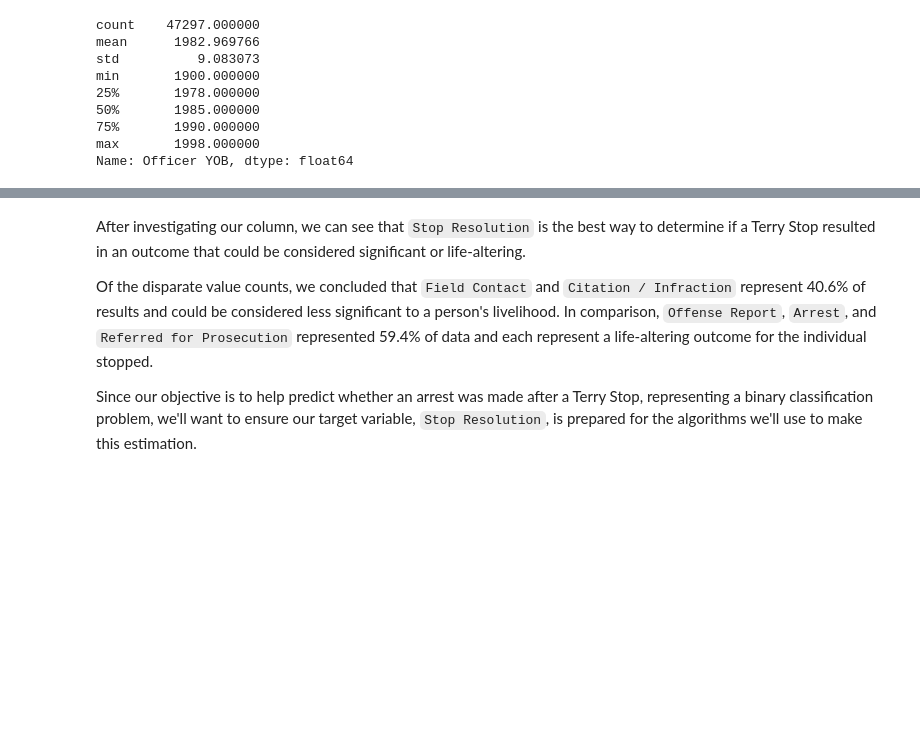
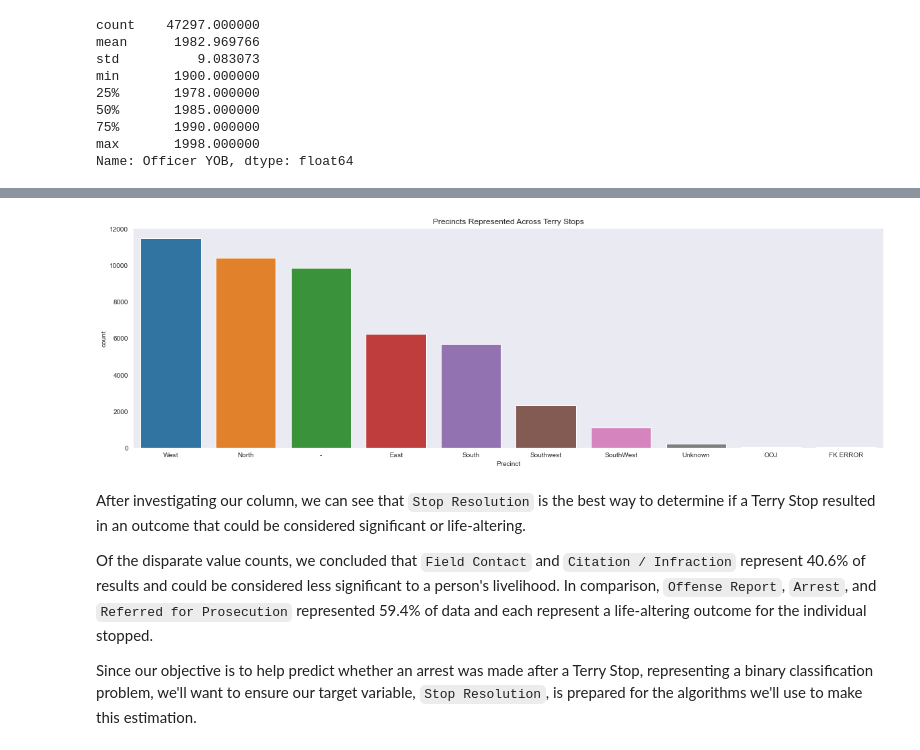
Before and after one commit to sierrafromcalifornia/Terry-Stop-Analysis-Project, a Jupyter notebook: dsc-terry-traffic-stops-working-notebook.ipynb, the cells around one changed output, grey strips where cells are left out. Saved outputs shown, nothing was run; the diff lists cells and outputs as text; code cells hidden in the pictures; blank space fills up the shorter version.

```diff
--- a/dsc-terry-traffic-stops-working-notebook.ipynb
+++ b/dsc-terry-traffic-stops-working-notebook.ipynb
@@ -241,3 +274,12 @@ plt.title("Stop Resolution Outcomes Across Terry Stops");
+# %%
+# visualize distinction of value counts among represented precincts
+
+f = plt.figure(figsize=(20, 6))
+sns.set_style("dark")
+sns.countplot(data=df_ts, x='Precinct', order=df_ts['Precinct'].value_counts().index, orient="v")
+plt.title("Precincts Represented Across Terry Stops");
+# %% [output]
+[figure, added]
 # %% [markdown]
 After investigating our column, we can see that `Stop Resolution` is the best way to determine if a Terry Stop resulted in an outcome that could be considered significant or life-altering.
 
```
Also changed, not shown: parts of 36 cells of this notebook, 1 other file.
